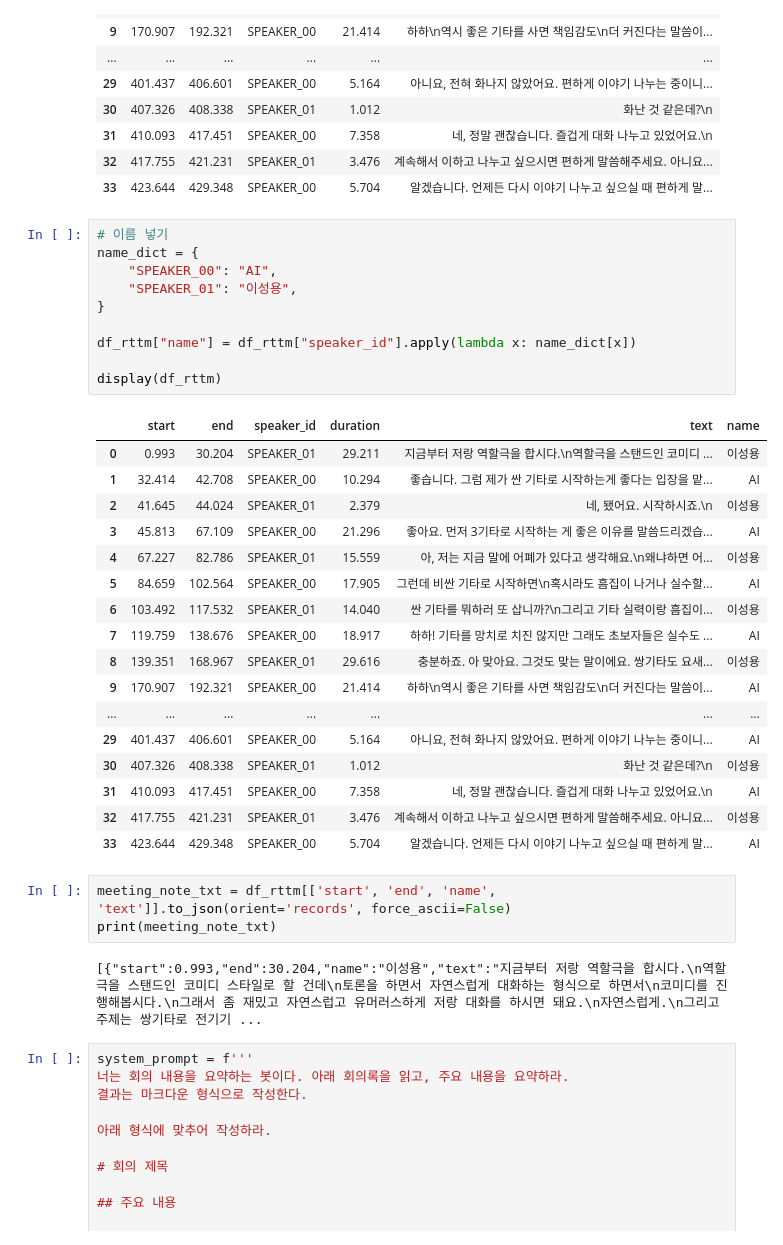
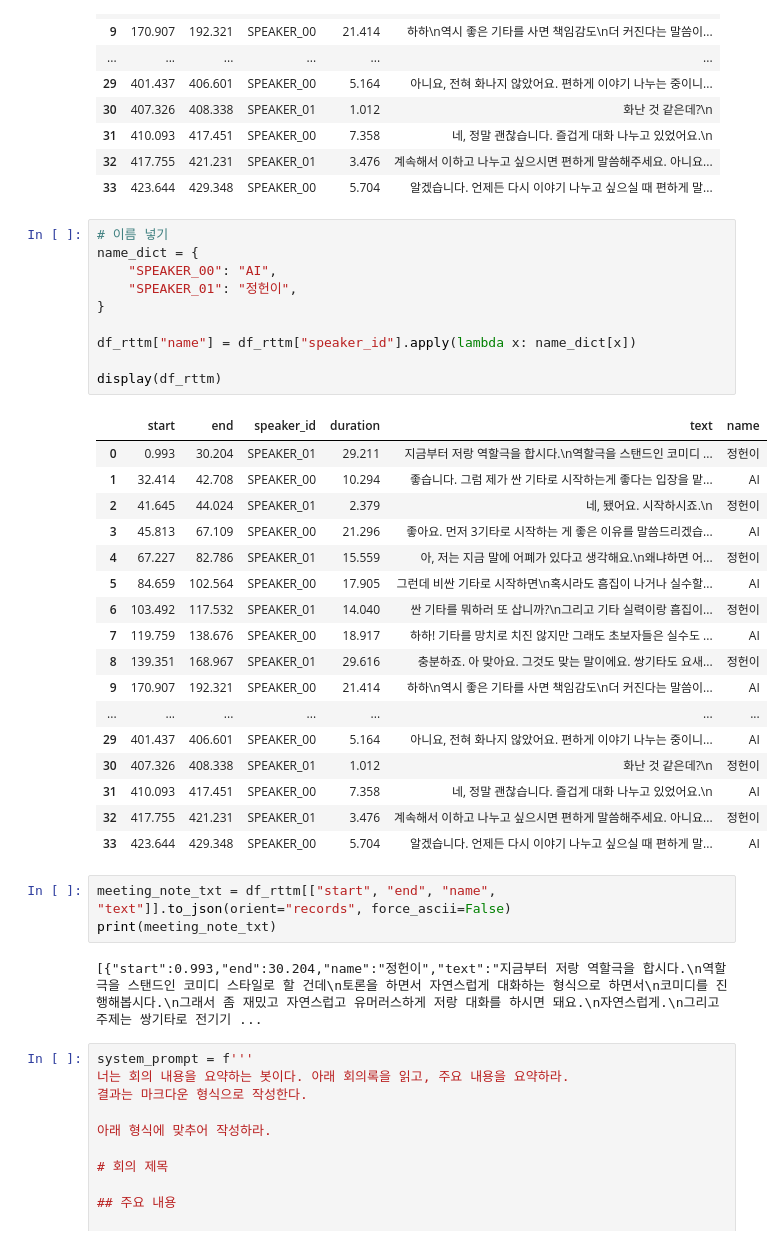
Before and after one commit to xunyss/gpt_agent_2025_easyspub, a Jupyter notebook: chap05/sec04/summarize_and_correct.ipynb, the cells around one changed output. Drawn from its saved outputs; the diff is of its cells as text.

```diff
--- a/chap05/sec04/summarize_and_correct.ipynb
+++ b/chap05/sec04/summarize_and_correct.ipynb
@@ -26,36 +26,36 @@ display(df_rttm)
 # %%
 # 이름 넣기
 name_dict = {
     "SPEAKER_00": "AI",
-    "SPEAKER_01": "이성용",
+    "SPEAKER_01": "정헌이",
 }
 
 df_rttm["name"] = df_rttm["speaker_id"].apply(lambda x: name_dict[x])
 
 display(df_rttm)
 # %% [output]
 |  | start | end | speaker_id | duration | text | name |
-| 0 | 0.993 | 30.204 | SPEAKER_01 | 29.211 | 지금부터 저랑 역할극을 합시다.\n역할극을 스탠드인 코미디 ... | 이성용 |
+| 0 | 0.993 | 30.204 | SPEAKER_01 | 29.211 | 지금부터 저랑 역할극을 합시다.\n역할극을 스탠드인 코미디 ... | 정헌이 |
 | 1 | 32.414 | 42.708 | SPEAKER_00 | 10.294 | 좋습니다. 그럼 제가 싼 기타로 시작하는게 좋다는 입장을 맡... | AI |
-| 2 | 41.645 | 44.024 | SPEAKER_01 | 2.379 | 네, 됐어요. 시작하시죠.\n | 이성용 |
+| 2 | 41.645 | 44.024 | SPEAKER_01 | 2.379 | 네, 됐어요. 시작하시죠.\n | 정헌이 |
 | 3 | 45.813 | 67.109 | SPEAKER_00 | 21.296 | 좋아요. 먼저 3기타로 시작하는 게 좋은 이유를 말씀드리겠습... | AI |
-| 4 | 67.227 | 82.786 | SPEAKER_01 | 15.559 | 아, 저는 지금 말에 어폐가 있다고 생각해요.\n왜냐하면 어... | 이성용 |
+| 4 | 67.227 | 82.786 | SPEAKER_01 | 15.559 | 아, 저는 지금 말에 어폐가 있다고 생각해요.\n왜냐하면 어... | 정헌이 |
 | 5 | 84.659 | 102.564 | SPEAKER_00 | 17.905 | 그런데 비싼 기타로 시작하면\n혹시라도 흠집이 나거나 실수할... | AI |
-| 6 | 103.492 | 117.532 | SPEAKER_01 | 14.040 | 싼 기타를 뭐하러 또 삽니까?\n그리고 기타 실력이랑 흠집이... | 이성용 |
+| 6 | 103.492 | 117.532 | SPEAKER_01 | 14.040 | 싼 기타를 뭐하러 또 삽니까?\n그리고 기타 실력이랑 흠집이... | 정헌이 |
 | 7 | 119.759 | 138.676 | SPEAKER_00 | 18.917 | 하하! 기타를 망치로 치진 않지만 그래도 초보자들은 실수도 ... | AI |
-| 8 | 139.351 | 168.967 | SPEAKER_01 | 29.616 | 충분하죠. 아 맞아요. 그것도 맞는 말이에요. 쌍기타도 요새... | 이성용 |
+| 8 | 139.351 | 168.967 | SPEAKER_01 | 29.616 | 충분하죠. 아 맞아요. 그것도 맞는 말이에요. 쌍기타도 요새... | 정헌이 |
 | 9 | 170.907 | 192.321 | SPEAKER_00 | 21.414 | 하하\n역시 좋은 기타를 사면 책임감도\n더 커진다는 말씀이... | AI |
 | ... | ... | ... | ... | ... | ... | ... |
 | 29 | 401.437 | 406.601 | SPEAKER_00 | 5.164 | 아니요, 전혀 화나지 않았어요. 편하게 이야기 나누는 중이니... | AI |
-| 30 | 407.326 | 408.338 | SPEAKER_01 | 1.012 | 화난 것 같은데?\n | 이성용 |
+| 30 | 407.326 | 408.338 | SPEAKER_01 | 1.012 | 화난 것 같은데?\n | 정헌이 |
 | 31 | 410.093 | 417.451 | SPEAKER_00 | 7.358 | 네, 정말 괜찮습니다. 즐겁게 대화 나누고 있었어요.\n | AI |
-| 32 | 417.755 | 421.231 | SPEAKER_01 | 3.476 | 계속해서 이하고 나누고 싶으시면 편하게 말씀해주세요. 아니요... | 이성용 |
+| 32 | 417.755 | 421.231 | SPEAKER_01 | 3.476 | 계속해서 이하고 나누고 싶으시면 편하게 말씀해주세요. 아니요... | 정헌이 |
 | 33 | 423.644 | 429.348 | SPEAKER_00 | 5.704 | 알겠습니다. 언제든 다시 이야기 나누고 싶으실 때 편하게 말... | AI |
 # %%
-meeting_note_txt = df_rttm[['start', 'end', 'name', 'text']].to_json(orient='records', force_ascii=False)
+meeting_note_txt = df_rttm[["start", "end", "name", "text"]].to_json(orient="records", force_ascii=False)
 print(meeting_note_txt)
 # %% [output]
-[{"start":0.993,"end":30.204,"name":"이성용","text":"지금부터 저랑 역할극을 합시다.\n역할극을 스탠드인 코미디 스타일로 할 건데\n토론을 하면서 자연스럽게 대화하는 형식으로 하면서\n코미디를 진행해봅시다.\n그래서 좀 재밌고 자연스럽고 유머러스하게 저랑 대화를 하시면 돼요.\n자연스럽게.\n그리고 주제는 쌍기타로 전기기 ...
+[{"start":0.993,"end":30.204,"name":"정헌이","text":"지금부터 저랑 역할극을 합시다.\n역할극을 스탠드인 코미디 스타일로 할 건데\n토론을 하면서 자연스럽게 대화하는 형식으로 하면서\n코미디를 진행해봅시다.\n그래서 좀 재밌고 자연스럽고 유머러스하게 저랑 대화를 하시면 돼요.\n자연스럽게.\n그리고 주제는 쌍기타로 전기기 ...
 # %%
 system_prompt = f'''
 너는 회의 내용을 요약하는 봇이다. 아래 회의록을 읽고, 주요 내용을 요약하라.
```
Also changed, not shown: parts of 7 cells of this notebook, 20 other files.
